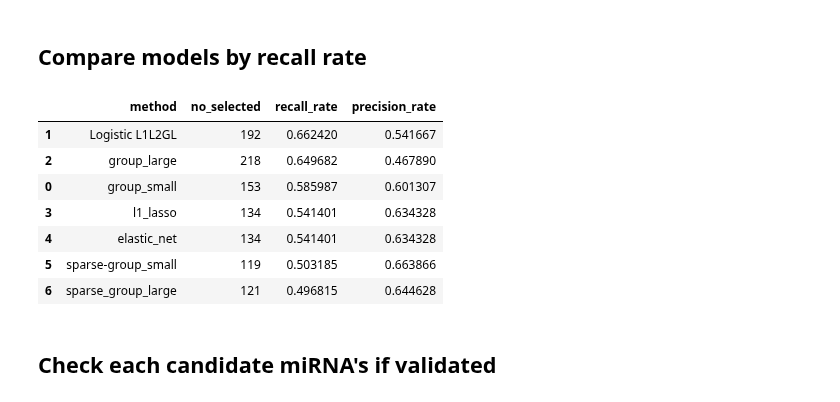
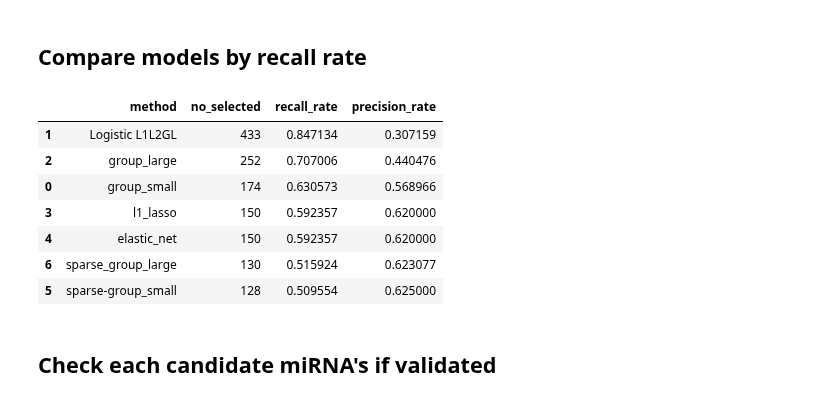
Before and after one commit to JonnyTran/microRNA-Lung-Cancer-Associations, a Jupyter notebook: notebooks/miRNA-gene_exp.ipynb, the cells around one changed output. Drawn from its saved outputs; the diff is of its cells as text; code cells hidden in the pictures.

```diff
--- a/notebooks/miRNA-gene_exp.ipynb
+++ b/notebooks/miRNA-gene_exp.ipynb
@@ -332,7 +332,7 @@ edges 6470
 # %%
 pathologic_stage_map = {'normal': -1, 'Stage I': 1, 'Stage II': 1, 'Stage III': 1, 'Stage IV': 1}
 
-X, y = tgca_luad.make_dataset(dataset='miRNA', normal_tumor='both', normal_matched=True, mirna_gene_matched=False,
+X, y = tgca_luad.make_dataset(dataset='miRNA', normal_tumor='both', normal_matched=False, mirna_gene_matched=False,
                               pathologic_stages=['normal', 'Stage I', 'Stage II', 'Stage III', 'Stage IV'], label_mapping=pathologic_stage_map)
 
 print "X", X.shape
@@ -354,7 +354,7 @@ import spams
 
 myfloat = np.float
 param = {'numThreads': -1, 'verbose': True,
-         'it0': 10, 'max_it': 300,
+         'it0': 10, 'max_it': 1000,
          'L0': 0.1, 'tol': 1e-3, 'intercept': False,
          'pos': False}
 param['lambda1'] = 0.5
@@ -513,42 +533,42 @@ from src.utils.validate_candidate_miRNAs import recall_rate, precision_rate, get
 
 models = []
 for model, name in [(group_l2, 'group_small'),
                     (logistic_L1L2GL, 'Logistic L1L2GL'),
                     (group_l2_large_groups, 'group_large'),
                     (l1_lasso, 'l1_lasso'),
                     (elastic_net, 'elastic_net'),
                     (sparse_group_l2, 'sparse-group_small'),
                     (sparse_group_l2_large_groups, 'sparse_group_large')]:
     if name is 'Logistic L1L2GL':
         models.append([name,
                    len(model.beta.nonzero()[0]),
-                   recall_rate(candidate_miRNAs=get_miRNA_names(model.beta.nonzero()[0], mirna_list),
+                   recall_rate(candidate_miRNAs=get_miRNA_names(model.beta.nonzero()[0][:], mirna_list),
                                validated_miRNAs=valudating_miRNAs),
-                   precision_rate(candidate_miRNAs=get_miRNA_names(model.beta.nonzero()[0], mirna_list),
+                   precision_rate(candidate_miRNAs=get_miRNA_names(model.beta.nonzero()[0][:], mirna_list),
                                   validated_miRNAs=valudating_miRNAs) ])
     else:
         models.append([name,
                    model.get_selected_miRNAs(mirna_list)['miRNA'].shape[0],
                    recall_rate(candidate_miRNAs=model.get_selected_miRNAs(mirna_list)['miRNA'].tolist(),
                                validated_miRNAs=valudating_miRNAs),
                    precision_rate(candidate_miRNAs=model.get_selected_miRNAs(mirna_list)['miRNA'].tolist(),
                                   validated_miRNAs=valudating_miRNAs) ])
 
 pandas.DataFrame(models, columns=['method', 'no_selected', 'recall_rate', 'precision_rate']).sort_values(by='recall_rate', ascending=False)
 # (group_l2_large_groups, 'group_l2_large_groups'),
 # (l1_lasso, 'l1_lasso'),
 # (elastic_net, 'elastic_net'),
 # (sparse_group_l2, 'sparse-group-lasso-l2'),
 # (sparse_group_l2_large_groups, 'sparse_group_l2_large_groups')
 # %% [output]
 |  | method | no_selected | recall_rate | precision_rate |
-| 1 | Logistic L1L2GL | 192 | 0.662420 | 0.541667 |
-| 2 | group_large | 218 | 0.649682 | 0.467890 |
-| 0 | group_small | 153 | 0.585987 | 0.601307 |
-| 3 | l1_lasso | 134 | 0.541401 | 0.634328 |
-| 4 | elastic_net | 134 | 0.541401 | 0.634328 |
-| 5 | sparse-group_small | 119 | 0.503185 | 0.663866 |
-| 6 | sparse_group_large | 121 | 0.496815 | 0.644628 |
+| 1 | Logistic L1L2GL | 433 | 0.847134 | 0.307159 |
+| 2 | group_large | 252 | 0.707006 | 0.440476 |
+| 0 | group_small | 174 | 0.630573 | 0.568966 |
+| 3 | l1_lasso | 150 | 0.592357 | 0.620000 |
+| 4 | elastic_net | 150 | 0.592357 | 0.620000 |
+| 6 | sparse_group_large | 130 | 0.515924 | 0.623077 |
+| 5 | sparse-group_small | 128 | 0.509554 | 0.625000 |
 # %% [markdown]
 ## Check each candidate miRNA's if validated
 # %%
```
Also changed, not shown: parts of 7 cells of this notebook.
